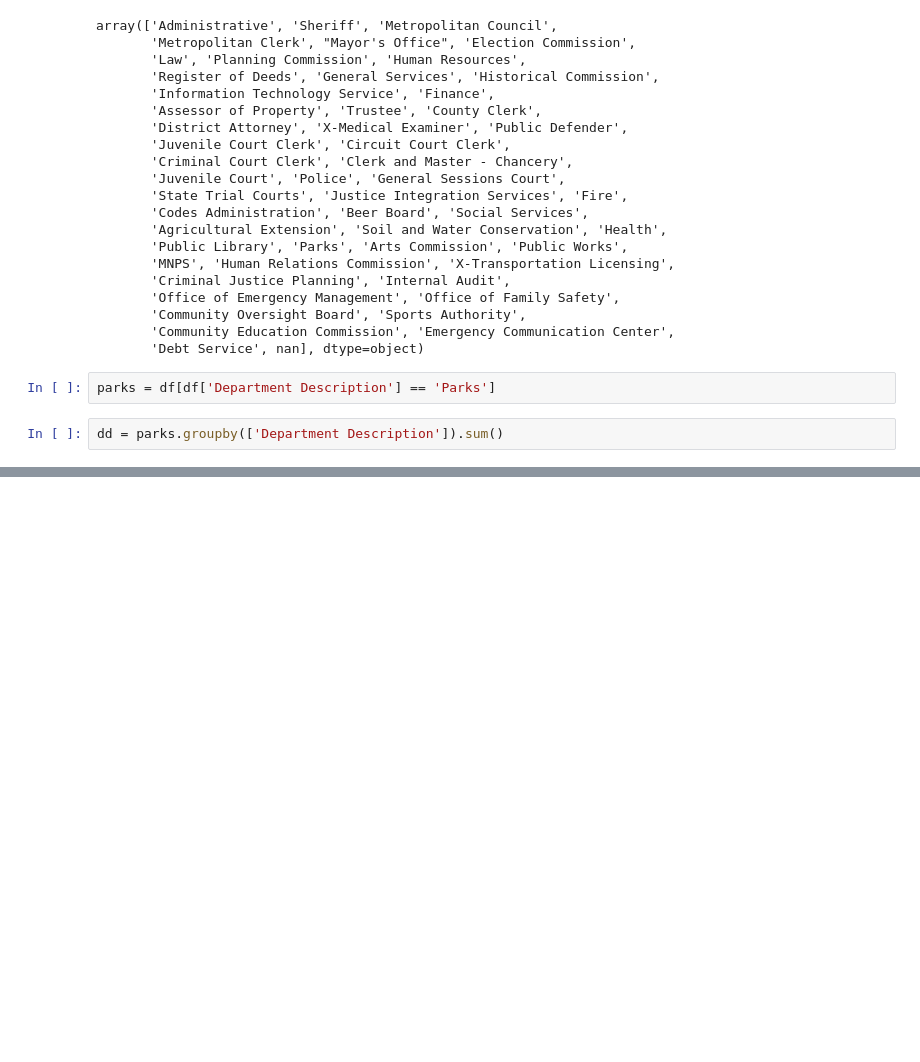
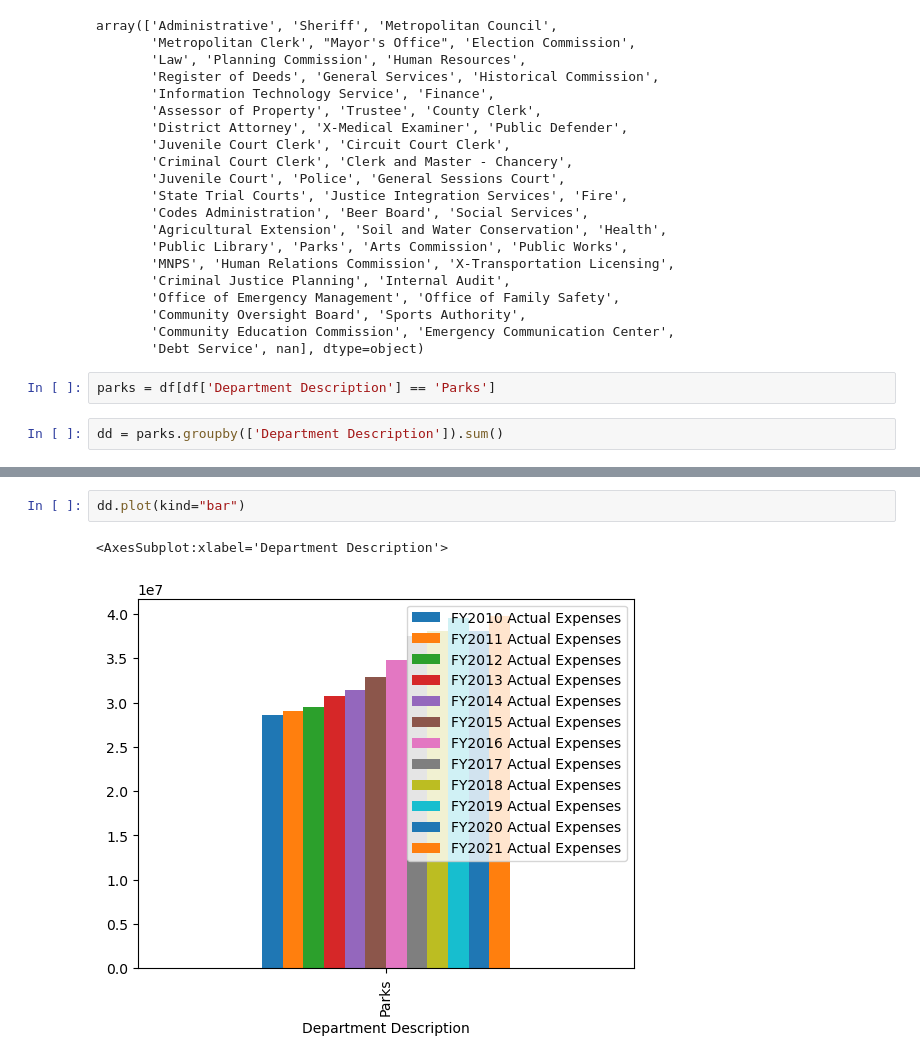
Before and after one commit to jwhankins177/capstone-budget-impact-jupyternb-python, a Jupyter notebook: notebooks/parks.ipynb, the cells around one changed output, grey strips where cells are left out. Saved outputs shown, nothing was run; the diff lists cells and outputs as text; blank space fills up the shorter version.

```diff
--- a/notebooks/parks.ipynb
+++ b/notebooks/parks.ipynb
@@ -88,0 +90,5 @@ dd.head()
+# %%
+dd.plot(kind="bar")
+# %% [output]
+<AxesSubplot:xlabel='Department Description'>
+[figure, added]
```
Also changed, not shown: parts of 2 cells of this notebook, 4 other files.
